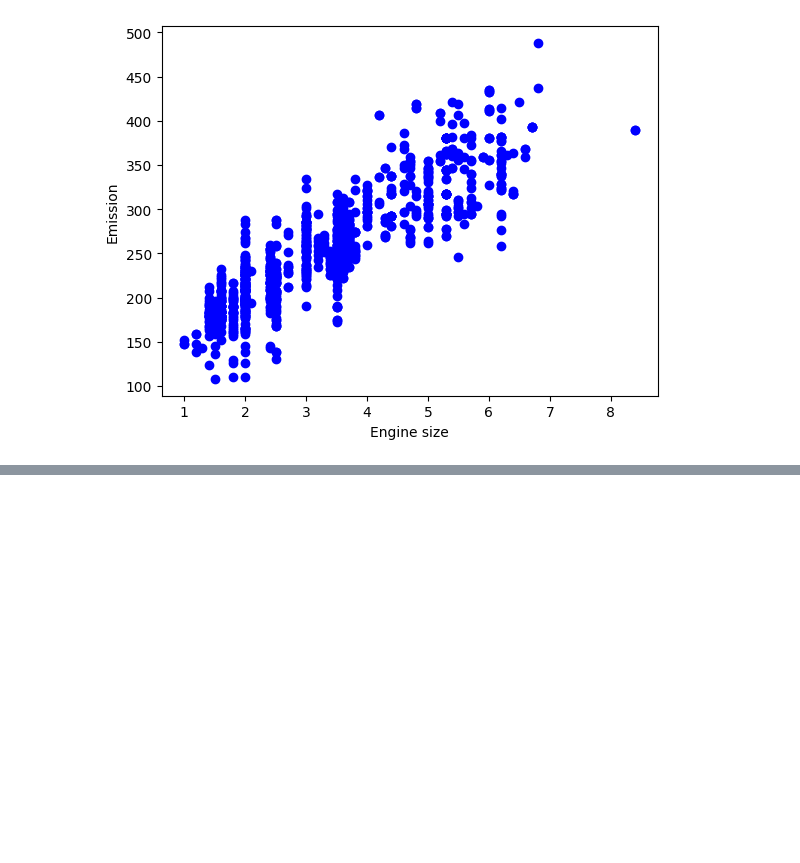
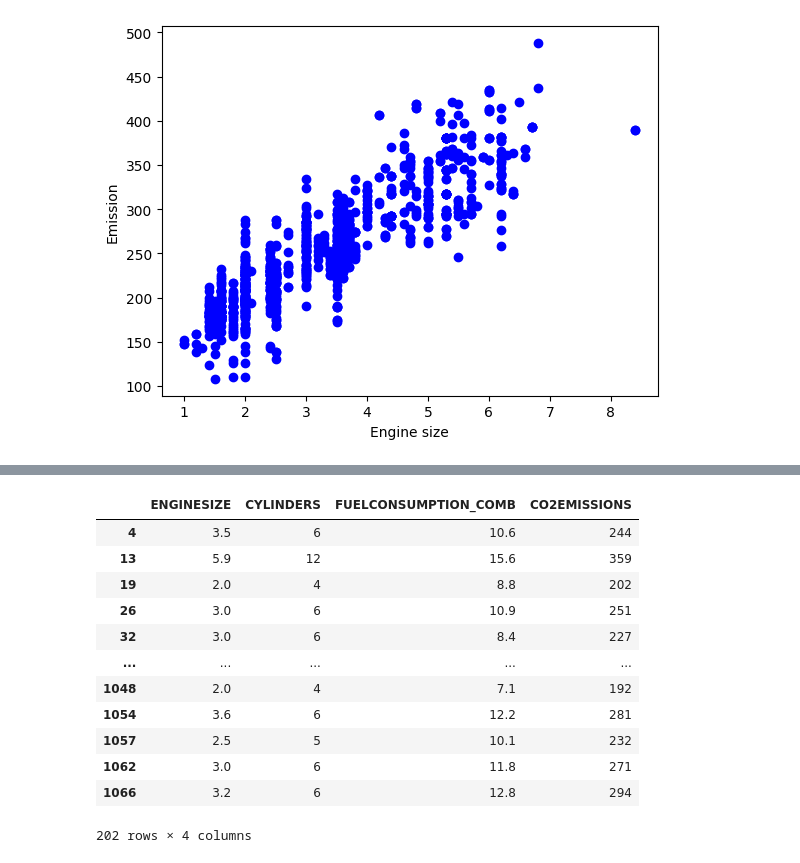
Before and after one commit to kimia-yousefi/regression, a Jupyter notebook: SimpleLinearRegression/SimpleLinearReg.ipynb, the cells around one changed output, grey strips where cells are left out. Saved outputs shown, nothing was run; the diff lists cells and outputs as text; code cells hidden in the pictures; blank space fills up the shorter version.

```diff
--- a/SimpleLinearRegression/SimpleLinearReg.ipynb
+++ b/SimpleLinearRegression/SimpleLinearReg.ipynb
@@ -66,0 +97,17 @@ plt.show()
+# %%
+test = cdf[~msk]
+test
+# %% [output]
+|  | ENGINESIZE | CYLINDERS | FUELCONSUMPTION_COMB | CO2EMISSIONS |
+| 4 | 3.5 | 6 | 10.6 | 244 |
+| 13 | 5.9 | 12 | 15.6 | 359 |
+| 19 | 2.0 | 4 | 8.8 | 202 |
+| 26 | 3.0 | 6 | 10.9 | 251 |
+| 32 | 3.0 | 6 | 8.4 | 227 |
+| ... | ... | ... | ... | ... |
+| 1048 | 2.0 | 4 | 7.1 | 192 |
+| 1054 | 3.6 | 6 | 12.2 | 281 |
+| 1057 | 2.5 | 5 | 10.1 | 232 |
+| 1062 | 3.0 | 6 | 11.8 | 271 |
+| 1066 | 3.2 | 6 | 12.8 | 294 |
+202 rows × 4 columns
```
Also changed, not shown: parts of 3 cells of this notebook.
